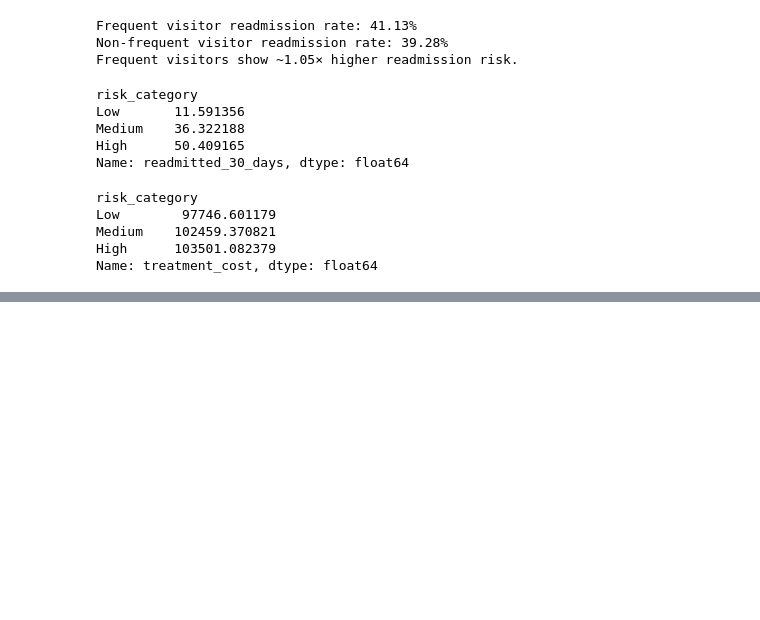
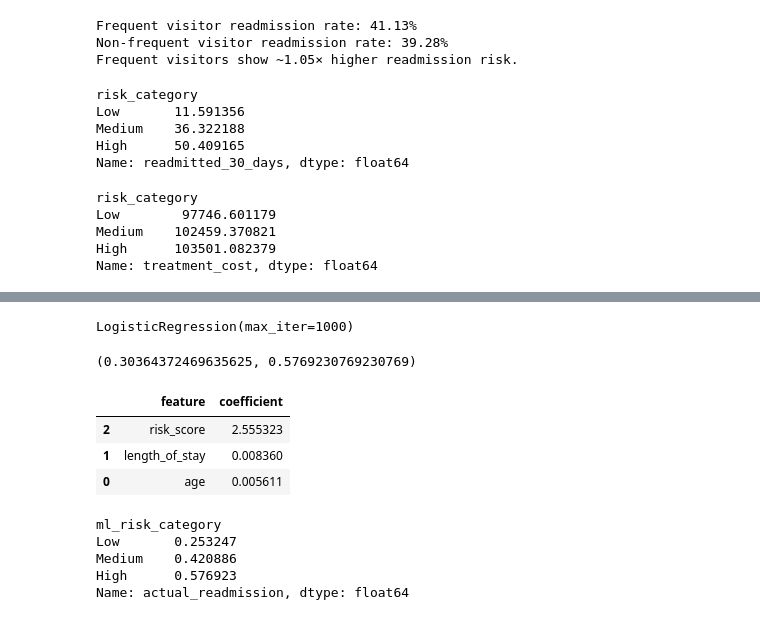
Before and after one commit to tanishkagarg1911/healthcare-risk-provider-analytics, a Jupyter notebook: data/notebooks/02_python_analysis.ipynb, the cells around one changed output, grey strips where cells are left out. Drawn from its saved outputs; the diff is of its cells as text; code cells hidden in the pictures; blank space fills up the shorter version.

```diff
--- a/data/notebooks/02_python_analysis.ipynb
+++ b/data/notebooks/02_python_analysis.ipynb
@@ -271,0 +280,19 @@ patient_risk.to_csv(
+# %%
+X = df[["age", "length_of_stay", "risk_score"]]
+# %%
+from sklearn.model_selection import train_test_split
+
+X_train, X_test, y_train, y_test = train_test_split(
+    X,
+    y,
+    test_size=0.2,
+    random_state=42
+)
+# %%
+from sklearn.linear_model import LogisticRegression
+
+model = LogisticRegression(max_iter=1000)
+# %%
+model.fit(X_train, y_train)
+# %% [output]
+LogisticRegression(max_iter=1000)
@@ -271,0 +301,23 @@ patient_risk.to_csv(
+# %%
+from sklearn.metrics import recall_score, precision_score
+
+recall = recall_score(y_test, y_pred)
+precision = precision_score(y_test, y_pred)
+
+recall, precision
+# %% [output]
+(0.30364372469635625, 0.5769230769230769)
+# %%
+import pandas as pd
+
+coef_df = pd.DataFrame({
+    "feature": X.columns,
+    "coefficient": model.coef_[0]
+}).sort_values(by="coefficient", ascending=False)
+
+coef_df
+# %% [output]
+|  | feature | coefficient |
+| 2 | risk_score | 2.555323 |
+| 1 | length_of_stay | 0.008360 |
+| 0 | age | 0.005611 |
@@ -271,0 +337,10 @@ patient_risk.to_csv(
+# %%
+df_test["actual_readmission"] = y_test.values
+
+df_test.groupby("ml_risk_category", observed=True)["actual_readmission"].mean()
+# %% [output]
+ml_risk_category
+Low       0.253247
+Medium    0.420886
+High      0.576923
+Name: actual_readmission, dtype: float64
```
Also changed, not shown: parts of 9 cells of this notebook, 1 other file.
